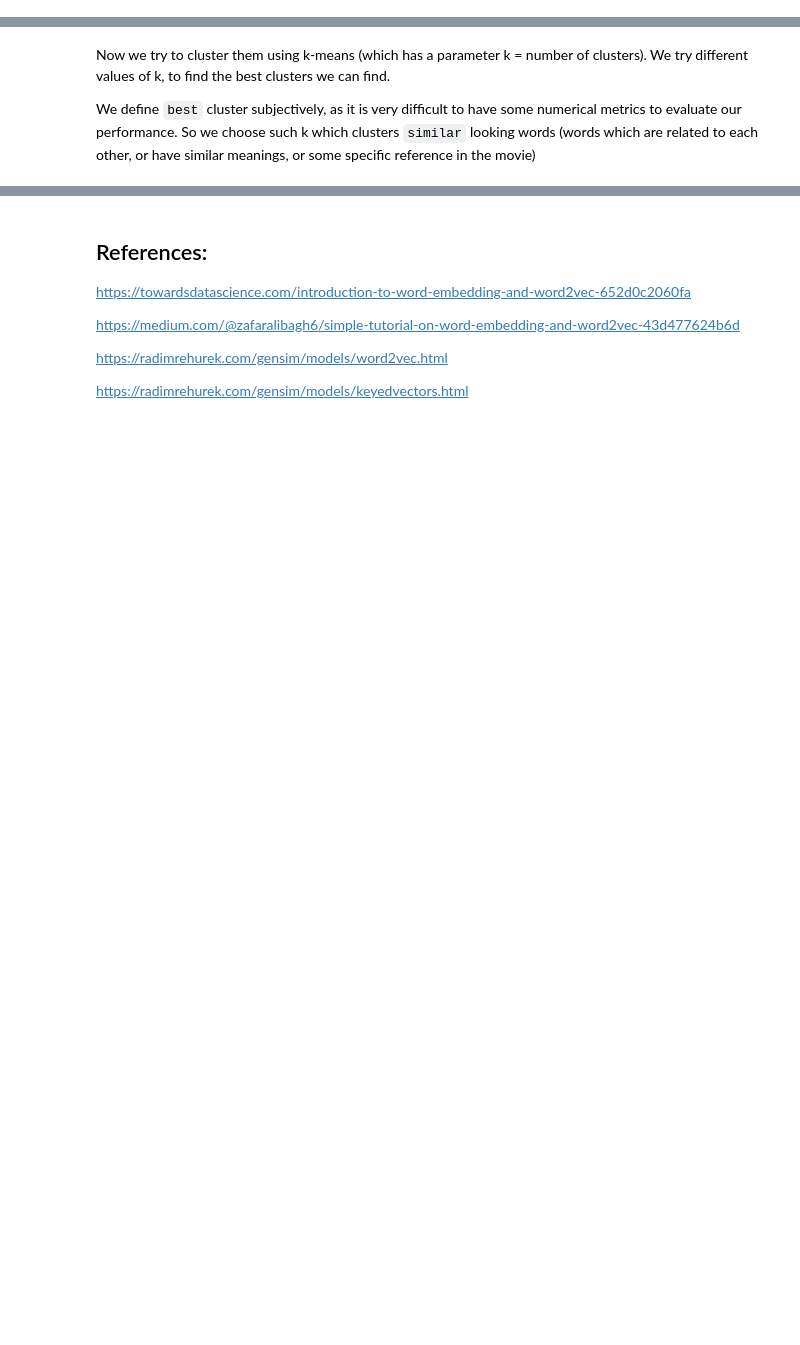
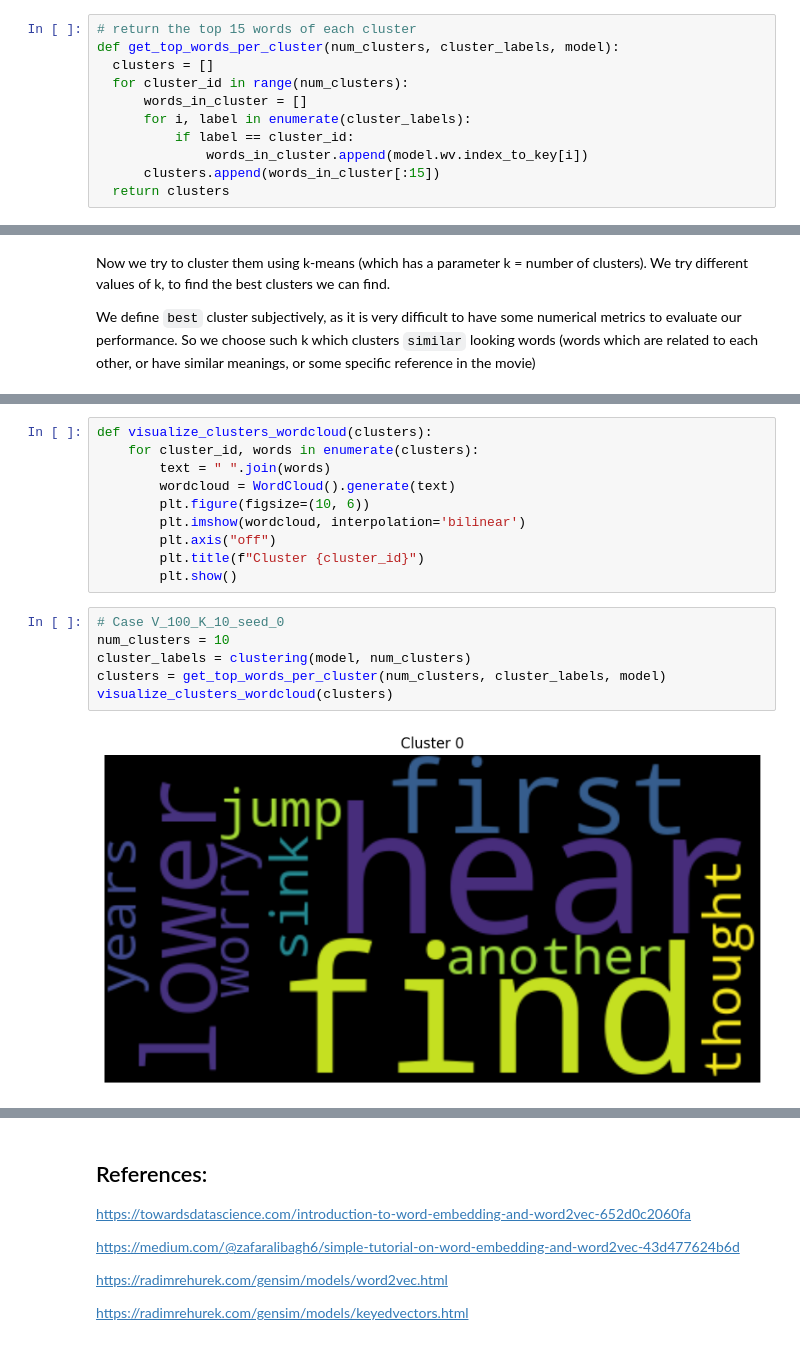
Before and after one commit to waydant/Tutorial-on-word2vec-embedding, a Jupyter notebook: word2vec_embedding.ipynb, the cells around one changed output, grey strips where cells are left out. Drawn from its saved outputs; the diff is of its cells as text; blank space fills up the shorter version.

```diff
--- a/word2vec_embedding.ipynb
+++ b/word2vec_embedding.ipynb
@@ -108,3 +104,14 @@ def analyzing_clusters(num_clusters, cluster_labels, model):
+# %%
+# return the top 15 words of each cluster
+def get_top_words_per_cluster(num_clusters, cluster_labels, model):
+  clusters = []
+  for cluster_id in range(num_clusters):
+      words_in_cluster = []
+      for i, label in enumerate(cluster_labels):
+          if label == cluster_id:
+              words_in_cluster.append(model.wv.index_to_key[i])
+      clusters.append(words_in_cluster[:15])
+  return clusters
 # %%
 subtitle_file = './Titanic.1997.720p.BluRay.X264-AMIABLE.srt'
 preprocessed_subtitles = load_and_preprocess_subtitles(subtitle_file)
@@ -506,0 +526,18 @@ Justification:
+# %%
+def visualize_clusters_wordcloud(clusters):
+    for cluster_id, words in enumerate(clusters):
+        text = " ".join(words)
+        wordcloud = WordCloud().generate(text)
+        plt.figure(figsize=(10, 6))
+        plt.imshow(wordcloud, interpolation='bilinear')
+        plt.axis("off")
+        plt.title(f"Cluster {cluster_id}")
+        plt.show()
+# %%
+# Case V_100_K_10_seed_0
+num_clusters = 10
+cluster_labels = clustering(model, num_clusters)
+clusters = get_top_words_per_cluster(num_clusters, cluster_labels, model)
+visualize_clusters_wordcloud(clusters)
+# %% [output]
+[figure, added]
```
Also changed, not shown: parts of 26 cells of this notebook.
